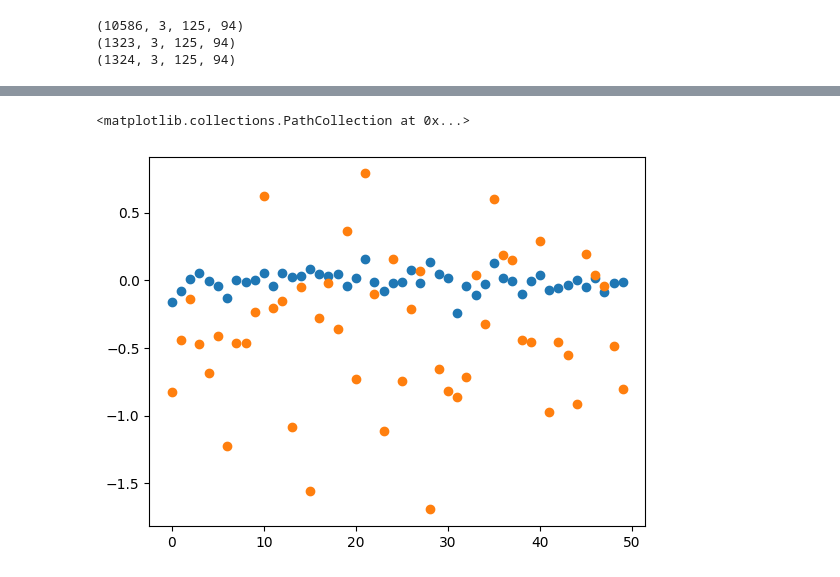
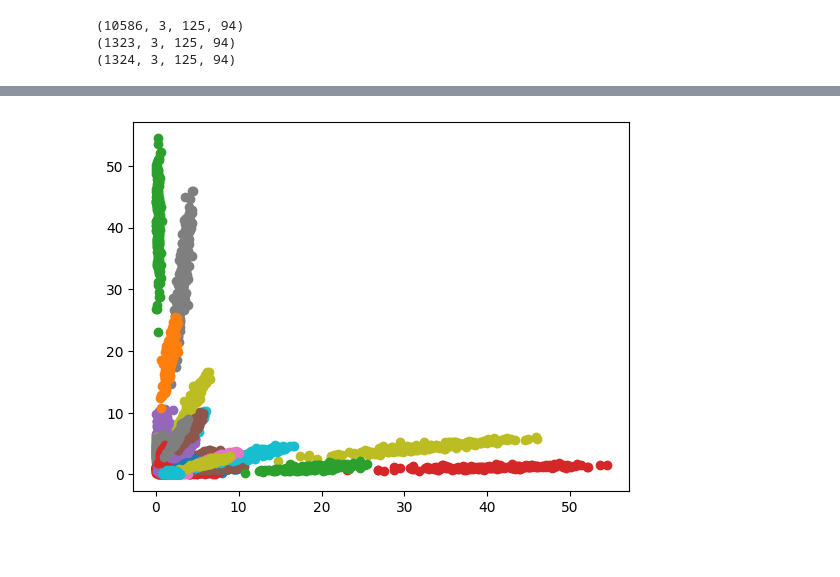
Before and after one commit to rwbakerUMASS/682-Final-Project, a Jupyter notebook: run_model.ipynb, the cells around one changed output, grey strips where cells are left out. Drawn from its saved outputs; the diff is of its cells as text; code cells hidden in the pictures.

```diff
--- a/run_model.ipynb
+++ b/run_model.ipynb
@@ -25,7 +25,7 @@ print('using device:', device)
 # %% [output]
 using device: cuda
 # %%
-dl = LFWDataLoader()
+dl = LFWDataLoader(batch_size=64)
 
 train_ds, train_dl = dl.train_dataset, dl.train_dataloader
 val_ds, val_dl = dl.val_dataset, dl.val_dataloader
@@ -72,7 +61,7 @@ plt.imshow(tensor_image.permute(1, 2, 0))
 model.eval()
 with torch.no_grad():
     tensor_image = tensor_image.unsqueeze(0)
-    scores = model(tensor_image.to(device))
+    scores,_ = model(tensor_image.to(device))
 
 f.add_subplot(1,2,2)
 scores = scores.squeeze(0)
@@ -83,7 +73,8 @@ plt.imshow(scores.to('cpu').permute(1, 2, 0))
 # %%
+encoder = model.encoder
 decoder = model.decoder
 with torch.no_grad():
-    randomData = torch.Tensor(np.random.normal(0.25,0.25,(9,64)))
+    randomData = torch.Tensor(np.random.normal(0,1,(9,64)))
     scores = model.decoder(randomData.to(device))
 f = plt.figure()
 for i in range(9):
@@ -94,16 +94,14 @@ for i in range(9):
 # %%
 encoder = model.encoder
-tensor_image, = test_ds[:50]
+tensor_image, = test_ds[:200]
 with torch.no_grad():
     latent_mu,latent_var = encoder(tensor_image.to(device))
 latent_var = latent_var.to('cpu')
 latent_mu = latent_mu.to('cpu')
-f.add_subplot(1,2,1)
-plt.scatter(range(50),latent_var[:,1])
-f.add_subplot(1,2,2)
-plt.scatter(range(50),latent_mu[:,1])
+for i in range(50):
+    plt.scatter(np.abs(latent_var[:,i]),np.abs(latent_var[:,i+1]))
+    # plt.scatter(latent_mu[:,i],latent_mu[:,i+1])
 # %% [output]
-<matplotlib.collections.PathCollection at 0x...>
-[figure, old version]
+[figure, new version]
 # %%
 import gc
```
Also changed, not shown: parts of 4 cells of this notebook, 8 other files.
